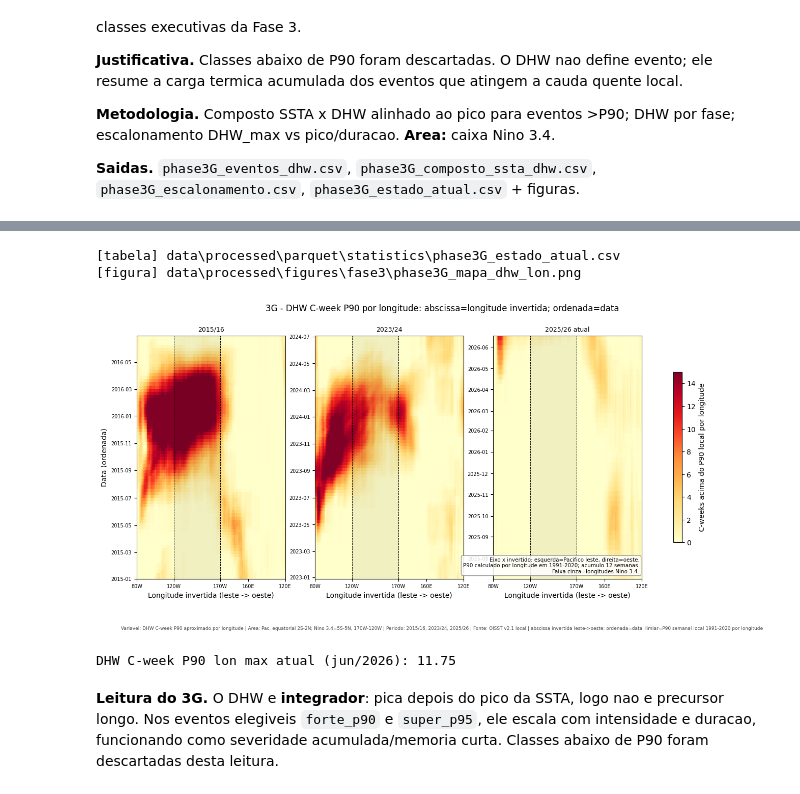
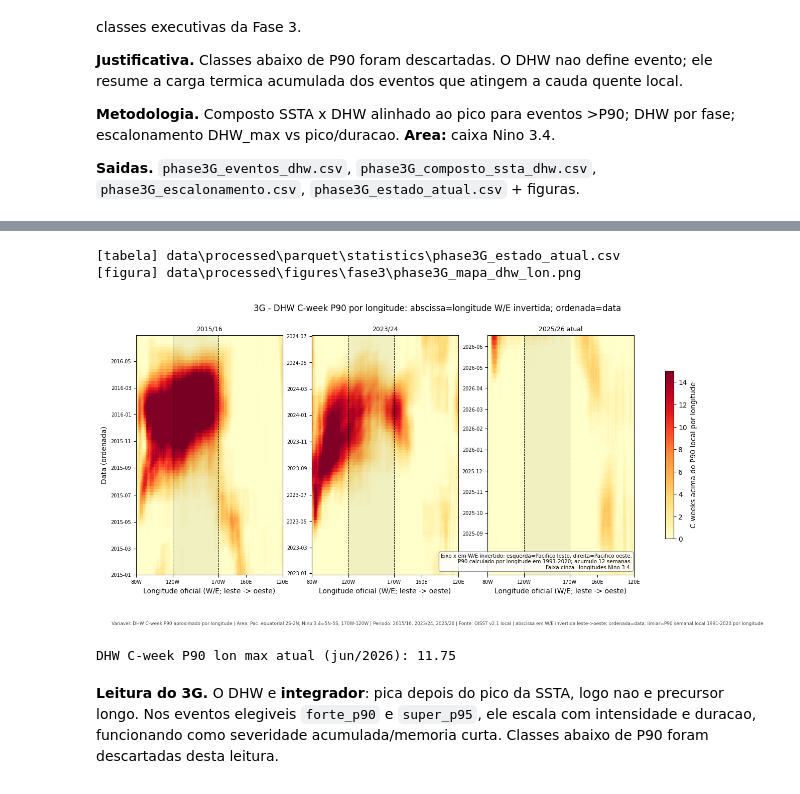
Before and after one commit to thiago-vilar/Nino26, a Jupyter notebook: notebooks/fase3/3G_ciclo_vida_dhw.ipynb, the cells around one changed output, grey strips where cells are left out. Drawn from its saved outputs; the diff is of its cells as text; code cells hidden in the pictures.

Commit message:
fase3: corrige longitudes oficiais e vento anomalo

```diff
--- a/notebooks/fase3/3G_ciclo_vida_dhw.ipynb
+++ b/notebooks/fase3/3G_ciclo_vida_dhw.ipynb
@@ -78,26 +78,26 @@ u.save_fig(fig,'phase3G_escalonamento.png'); plt.show()
 # %%
 eq=u.load_eqband_weekly()
 ref=eq.loc['1991-01-01':'2020-12-31']
 p90_lon=ref.quantile(0.90)
 exc=(eq-p90_lon).clip(lower=0)
 dl=exc.rolling(12,min_periods=12).sum()
 wins=[('2015-01-04','2016-06-26','2015/16'),('2023-01-01','2024-06-30','2023/24'),('2025-07-01',None,'2025/26 atual')]
 fig,axes=plt.subplots(1,3,figsize=(16,6.2)); lon=eq.columns.values
 for ax,(t0,t1,tt) in zip(axes,wins):
     seg=dl.loc[t0:t1] if t1 else dl.loc[t0:]; pc=ax.pcolormesh(lon,seg.index,seg.values,cmap='YlOrRd',vmin=0,vmax=15,shading='auto')
-    u.add_nino34_lon_band(ax,label=False); u.format_lon_axis(ax, xlabel='Longitude invertida (leste -> oeste)')
+    u.add_nino34_lon_band(ax,label=False); u.format_lon_axis(ax, xlabel='Longitude oficial (W/E; leste -> oeste)')
     ax.set_title(tt,fontsize=9); ax.tick_params(labelsize=7)
 axes[0].set_ylabel('Data (ordenada)')
-fig.suptitle('3G - DHW C-week P90 por longitude: abscissa=longitude invertida; ordenada=data')
+fig.suptitle('3G - DHW C-week P90 por longitude: abscissa=longitude W/E invertida; ordenada=data')
 fig.colorbar(pc,ax=axes,label='C-weeks acima do P90 local por longitude',shrink=.7)
-u.add_note(axes[-1],'Eixo x invertido: esquerda=Pacifico leste, direita=oeste.\nP90 calculado por longitude em 1991-2020; acumulo 12 semanas.\nFaixa cinza=longitudes Nino 3.4.',loc='lower right')
-u.stamp_caption(fig,variavel='DHW C-week P90 aproximado por longitude',area='Pac. equatorial 2S-2N; Nino 3.4=5S-5N, 170W-120W',periodo='2015/16, 2023/24, 2025/26',fonte='OISST v2.1 local',extra='abscissa invertida leste->oeste; ordenada=data; limiar=P90 semanal local 1991-2020 por longitude')
+u.add_note(axes[-1],'Eixo x em W/E invertido: esquerda=Pacifico leste, direita=Pacifico oeste.\nP90 calculado por longitude em 1991-2020; acumulo 12 semanas.\nFaixa cinza=longitudes Nino 3.4.',loc='lower right')
+u.stamp_caption(fig,variavel='DHW C-week P90 aproximado por longitude',area='Pac. equatorial 2S-2N; Nino 3.4=5N-5S, 170W-120W',periodo='2015/16, 2023/24, 2025/26',fonte='OISST v2.1 local',extra='abscissa em W/E invertida leste->oeste; ordenada=data; limiar=P90 semanal local 1991-2020 por longitude')
 at=dl.loc['2026-06-01':].max().max(); u.save_table(pd.DataFrame([{'dhw_cweek_p90_lon_max_atual_cweeks':round(float(at),2)}]),'phase3G_estado_atual.csv',index=False)
 u.save_fig(fig,'phase3G_mapa_dhw_lon.png'); plt.show(); print('DHW C-week P90 lon max atual (jun/2026):',round(float(at),2))
 # %% [output]
 [tabela] data\processed\parquet\statistics\phase3G_estado_atual.csv
 [figura] data\processed\figures\fase3\phase3G_mapa_dhw_lon.png
-[figure, old version]
+[figure, new version]
 DHW C-week P90 lon max atual (jun/2026): 11.75
 # %% [markdown]
 **Leitura do 3G.** O DHW e **integrador**: pica depois do pico da SSTA, logo nao e precursor longo. Nos eventos elegiveis `forte_p90` e `super_p95`, ele escala com intensidade e duracao, funcionando como severidade acumulada/memoria curta. Classes abaixo de P90 foram descartadas desta leitura.
```
Also changed, not shown: parts of 2 cells of this notebook, 15 other files.
